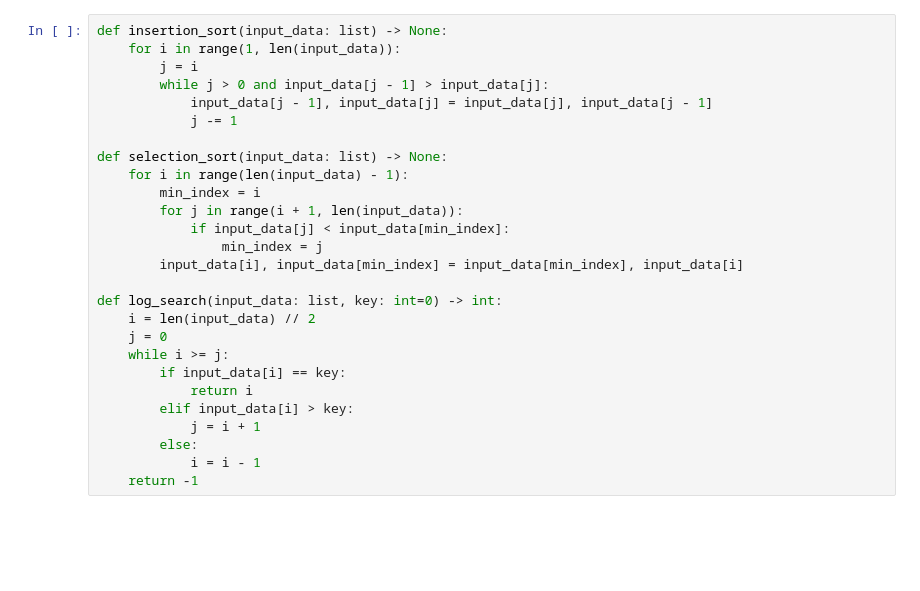
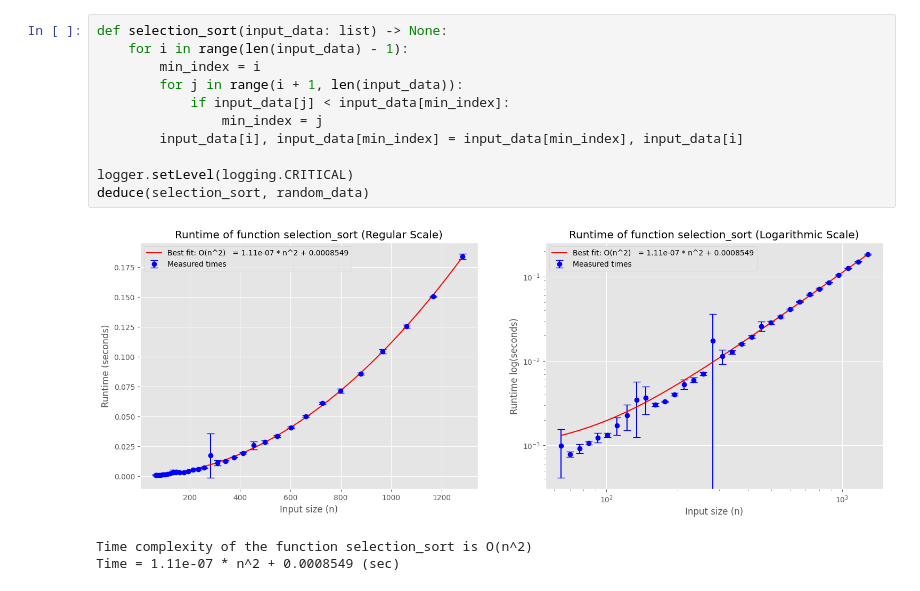
Before and after one commit to mkhlyzov/deduce_asymptotics, a Jupyter notebook: examples/example_1.ipynb, the cells around one changed output. Drawn from its saved outputs; the diff is of its cells as text; blank space fills up the shorter version.

```diff
--- a/examples/example_1.ipynb
+++ b/examples/example_1.ipynb
@@ -13,27 +48,15 @@ logging.basicConfig(level=logging.INFO, format='%(asctime)s - %(message)s')
 # %%
-def insertion_sort(input_data: list) -> None:
-    for i in range(1, len(input_data)):
-        j = i
-        while j > 0 and input_data[j - 1] > input_data[j]:
-            input_data[j - 1], input_data[j] = input_data[j], input_data[j - 1]
-            j -= 1
-
 def selection_sort(input_data: list) -> None:
     for i in range(len(input_data) - 1):
         min_index = i
         for j in range(i + 1, len(input_data)):
             if input_data[j] < input_data[min_index]:
                 min_index = j
         input_data[i], input_data[min_index] = input_data[min_index], input_data[i]
 
-def log_search(input_data: list, key: int=0) -> int:
-    i = len(input_data) // 2
-    j = 0
-    while i >= j:
-        if input_data[i] == key:
-            return i
-        elif input_data[i] > key:
-            j = i + 1
-        else:
-            i = i - 1
-    return -1
+logger.setLevel(logging.CRITICAL)
+deduce(selection_sort, random_data)
+# %% [output]
+[figure, added]
+Time complexity of the function selection_sort is O(n^2)
+Time = 1.11e-07 * n^2 + 0.0008549 (sec)
```
Also changed, not shown: parts of 5 cells of this notebook.
